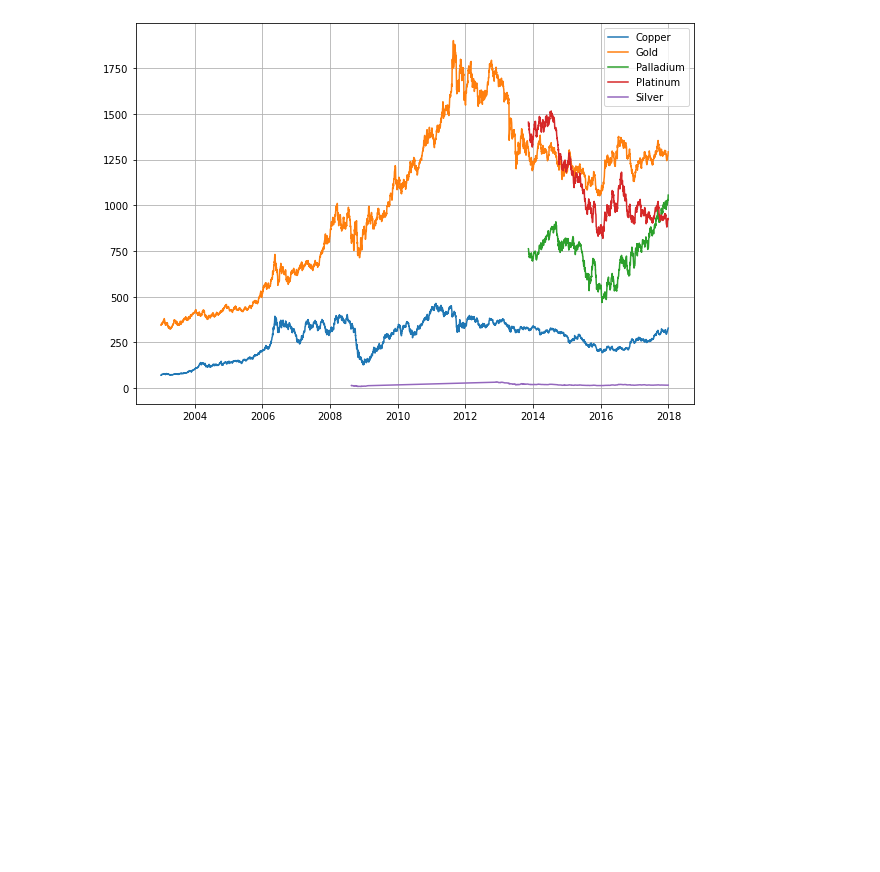
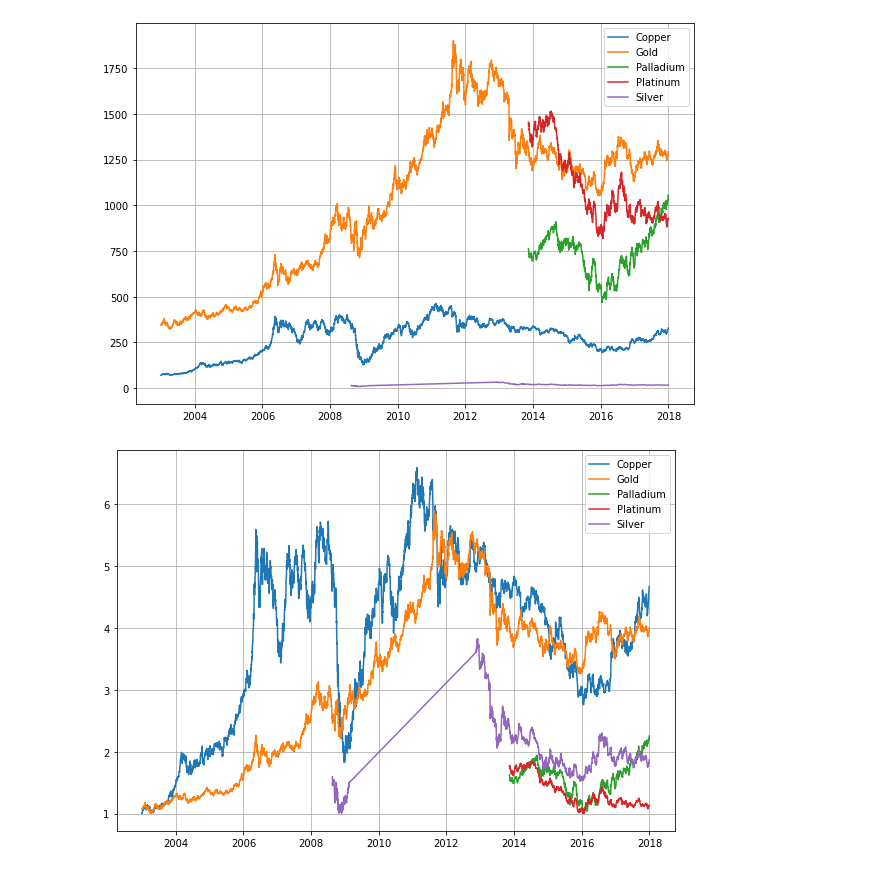
Before and after one commit to physikcat/PredictPrice, a Jupyter notebook: PridictPrice_datetime.ipynb, the cells around one changed output. Cells and saved outputs as stored; diff of their text form; code cells hidden in the pictures; blank space fills up the shorter version.

Commit message:
Add relative plots

```diff
--- a/PridictPrice_datetime.ipynb
+++ b/PridictPrice_datetime.ipynb
@@ -19,7 +19,7 @@ Mounted at /content/gdrive
 # %%
 input_dir = "/content/gdrive/My Drive/PredictPrice/Input"
 
-files_1 = ["COMEX_Copper_train",
+files   = ["COMEX_Copper_train",
            "COMEX_Gold_train",
            "COMEX_Palladium_train",
            "COMEX_Platinum_train",
@@ -37,6 +37,12 @@ files_1 = ["COMEX_Copper_train",
            "LMENickel3M_train",
            "LMETin3M_train",
            "LMEZinc3M_train",
+           "LMEAluminium_OI_train",
+           "LMECopper_OI_train",
+           "LMELead_OI_train",
+           "LMENickel_OI_train",
+           "LMETin_OI_train",
+           "LMEZinc_OI_train",
            "Label_LMEAluminium_train_1d",
            "Label_LMEAluminium_train_20d",
            "Label_LMEAluminium_train_60d",
@@ -57,21 +63,10 @@ files_1 = ["COMEX_Copper_train",
            "Label_LMEZinc_train_60d"]
 
 
-files_2 = [
-           "LMEAluminium_OI_train",
-           "LMECopper_OI_train",
-           "LMELead_OI_train",
-           "LMENickel_OI_train",
-           "LMETin_OI_train",
-           "LMEZinc_OI_train"]
-
 df_dict = {}
 
-for file_name in files_1:
-    df_dict[file_name] = pd.read_csv("%s/Train/Train_data/%s.csv"%(input_dir, file_name), parse_dates=['Unnamed: 0.1'],  index_col='Unnamed: 0.1')
-
-for file_name in files_2:
-    df_dict[file_name] = pd.read_csv("%s/Train/Train_data/%s.csv"%(input_dir, file_name), parse_dates=['Index'],  index_col='Index')
+for file_name in files:
+    df_dict[file_name] = pd.read_csv("%s/Train/Train_data/%s.csv"%(input_dir, file_name), parse_dates=True,  index_col=1)
 # %%
 def ShowPrice(dfs, labels, price='Open'):
   f  = plt.figure(figsize=[10,7])
@@ -82,6 +77,16 @@ def ShowPrice(dfs, labels, price='Open'):
 
   ax.legend(loc='best')
   ax.grid(True)
+# %%
+def ShowRelativePrice(dfs, labels, price='Open'):
+  f  = plt.figure(figsize=[10,7])
+  ax = f.add_subplot(1,1,1)
+
+  for i in range(len(dfs)):
+    ax.plot(dfs[i][price]/dfs[i][price].min(), label=labels[i])
+
+  ax.legend(loc='best')
+  ax.grid(True)
 # %%
 show_list = ["COMEX_Copper_train",
            "COMEX_Gold_train",
@@ -99,3 +104,7 @@ labels = ['Copper', 'Gold', 'Palladium','Platinum', 'Silver']
 ShowPrice(comex_list, labels)
 # %% [output]
 [figure]
+# %%
+ShowRelativePrice(comex_list, labels)
+# %% [output]
+[figure, added]
```
